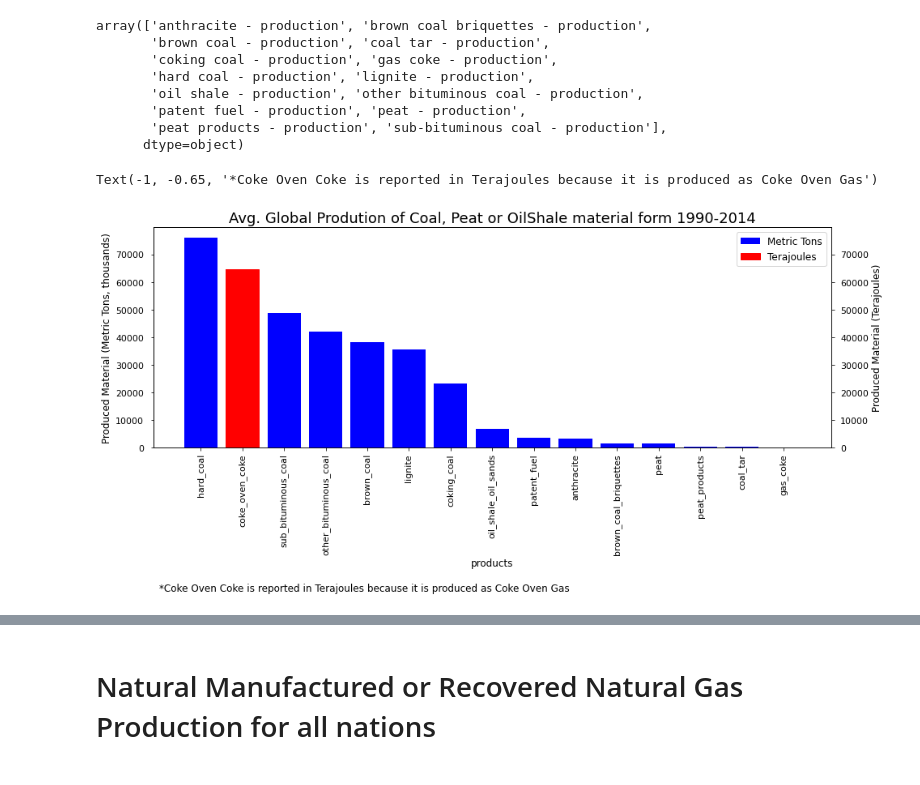
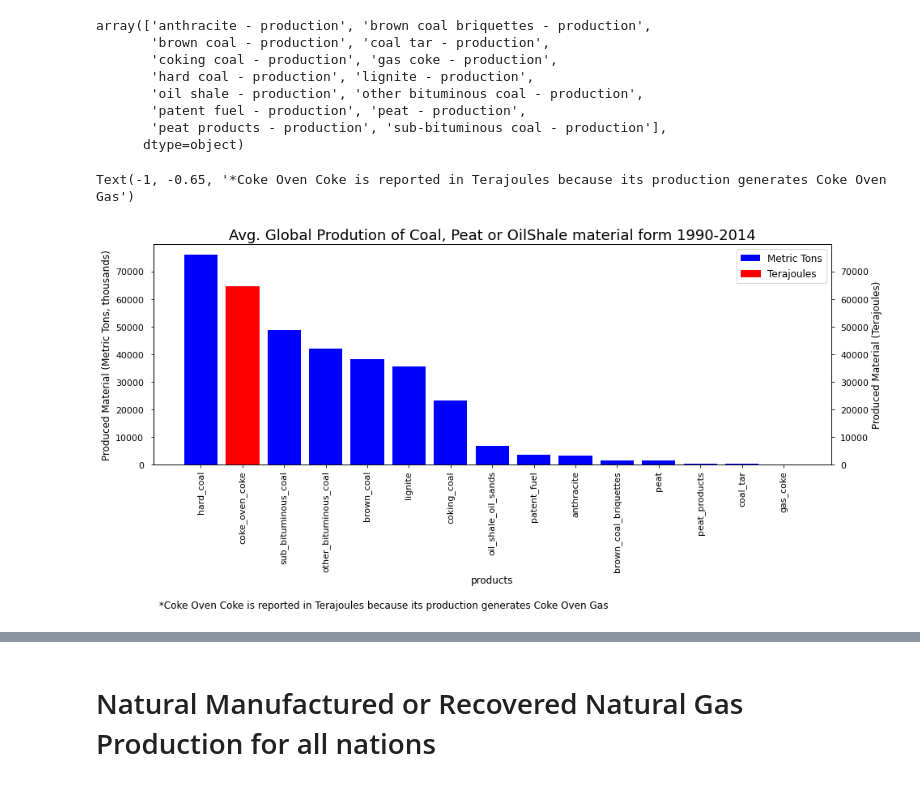
Before and after one commit to philipayazi/International-Energy-Statistics, a Jupyter notebook: International_Energy_Statistics.ipynb, the cells around one changed output, grey strips where cells are left out. Drawn from its saved outputs; the diff is of its cells as text; code cells hidden in the pictures.

Commit message:
further analysis into coal peat and oil shale

```diff
--- a/International_Energy_Statistics.ipynb
+++ b/International_Energy_Statistics.ipynb
@@ -312,3 +319,3 @@ Coal_Peat_or_Oil_Shales_df[Coal_Peat_or_Oil_Shalesoil_df['commodity_transaction'
 # %%
-cpo_production = Coal_Peat_or_Oil_Shales_df[Coal_Peat_or_Oil_Shalesoil_df['commodity_transaction'].str.contains("production")]
+cpo_production = Coal_Peat_or_Oil_Shales_df[Coal_Peat_or_Oil_Shales_df['commodity_transaction'].str.contains("production")]
 # %%
@@ -385,30 +377,30 @@ cpo_production = cpo_production.sort_values(by=['quantity'], ascending=False)
 # %%
 products = cpo_production['product']
 quantity = cpo_production['quantity']
 
 fig, ax1 = plt.subplots(figsize=(15,5))
 
 ax1.bar(products, quantity)
 ax1.tick_params('x', labelrotation=90, labelsize=11)
 ax1.tick_params('y', pad=8, labelsize=11)
 ax1.set_xlabel('products', fontsize=12)
 ax1.set_ylabel('Produced Material (Metric Tons, thousands)', fontsize=12)
 ax1.set_title('Avg. Global Prodution of Coal, Peat or OilShale material form 1990-2014', fontsize=18)
 
 
 ax2=ax1.twinx() #instantiate a second axes that shares the same x-axis
 ax2.bar(products, quantity)
 ax2.set_ylabel('Produced Material (Terajoules)', fontsize=12)
 ax2.tick_params('y', pad=8, labelsize=11)
 
 barlist=plt.bar(products, quantity, color='blue')
 barlist[1].set_color('red')
 
 ax1.legend(handles=[barlist, barlist[1]], labels=['Metric Tons', 'Terajoules'], fontsize=12)
 
 
 trans = ax1.get_xaxis_transform()
-ax1.annotate('*Coke Oven Coke is reported in Terajoules because it is produced as Coke Oven Gas', xy=(-1, -0.65), xycoords=trans, fontsize=12)
+ax1.annotate('*Coke Oven Coke is reported in Terajoules because its production generates Coke Oven Gas', xy=(-1, -0.65), xycoords=trans, fontsize=12)
 # %% [output]
-Text(-1, -0.65, '*Coke Oven Coke is reported in Terajoules because it is produced as Coke Oven Gas')
+Text(-1, -0.65, '*Coke Oven Coke is reported in Terajoules because its production generates Coke Oven Gas')
-[figure, old version]
+[figure, new version]
```
Also changed, not shown: parts of 14 cells of this notebook.
